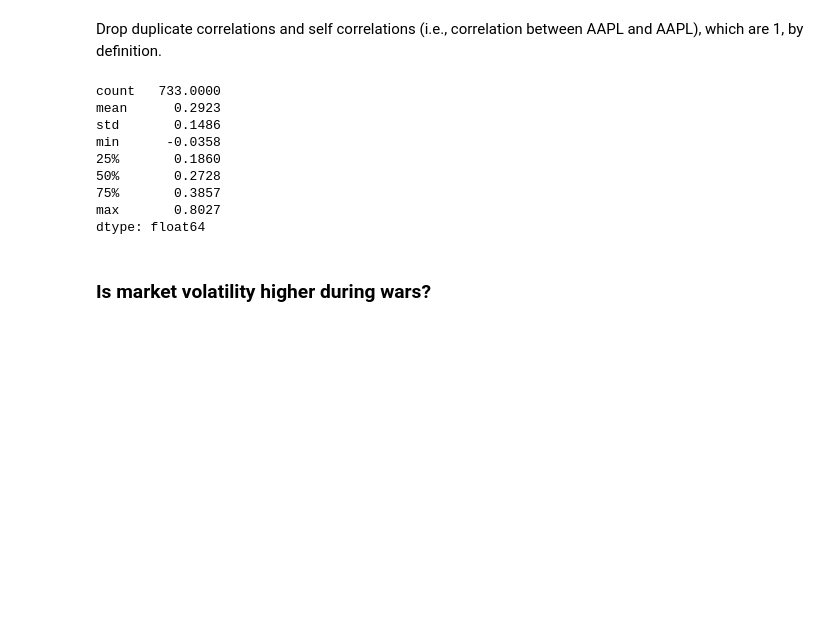
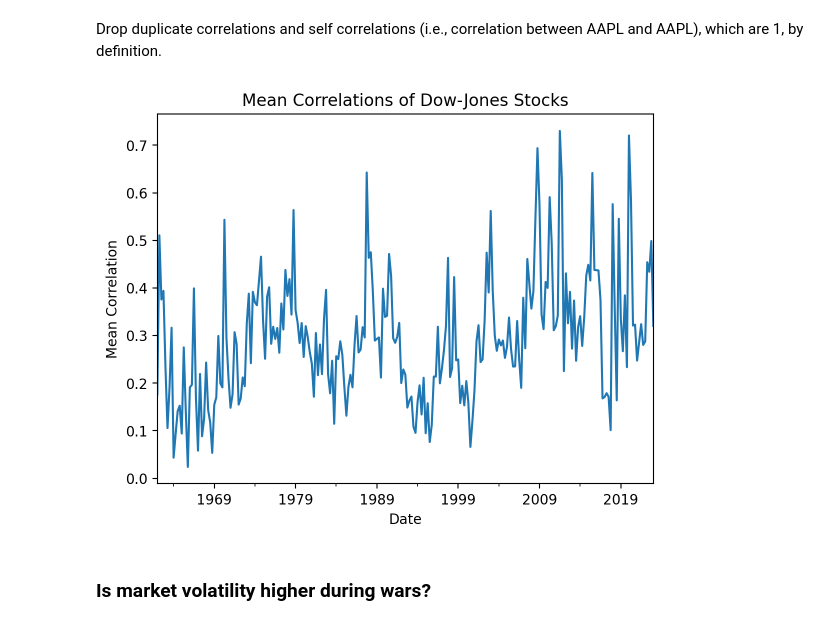
Before and after one commit to dmsb-fina-6333/2023-spring, a Jupyter notebook: Notebooks/_build/jupyter_execute/mckinney_10_practice_all.ipynb, the cells around one changed output. Drawn from its saved outputs; the diff is of its cells as text; code cells hidden in the pictures; blank space fills up the shorter version.

```diff
--- a/Notebooks/_build/jupyter_execute/mckinney_10_practice_all.ipynb
+++ b/Notebooks/_build/jupyter_execute/mckinney_10_practice_all.ipynb
@@ -275 +238,4 @@ dj['Volatility'].tail()
+# %%
+_ = pd.MultiIndex.from_product([['Volatility'], dj['Returns']])
+dj[_] = dj['Returns'].groupby(pd.Grouper(freq='M')).transform('std')
 # %% [markdown]
@@ -329,15 +284,22 @@ def rho_mu(x):
-# %%
-dj.loc[:, 'Returns'].groupby(pd.Grouper(freq='m')).apply(rho_mu).describe()
-# %% [output]
-count   733.0000
-mean      0.2923
-std       0.1486
-min      -0.0358
-25%       0.1860
-50%       0.2728
-75%       0.3857
-max       0.8027
-dtype: float64
+# %%
+def mu_rho(x):
+    rhos = x.corr()
+    tril = np.tril(rhos)
+    return np.nanmean(rhos.values[(tril != 0.) & (tril != 1.)])
+# %%
+(
+    dj
+    ['Returns']
+    .groupby(pd.Grouper(freq='Q'))
+    .apply(mu_rho)
+    .plot()
+)
+
+plt.ylabel('Mean Correlation')
+plt.title('Mean Correlations of Dow-Jones Stocks')
+plt.show()
+# %% [output]
+[figure, added]
 # %% [markdown]
 ### Is market volatility higher during wars?
 # %% [markdown]
```
Also changed, not shown: parts of 24 cells of this notebook, 48 other files.
